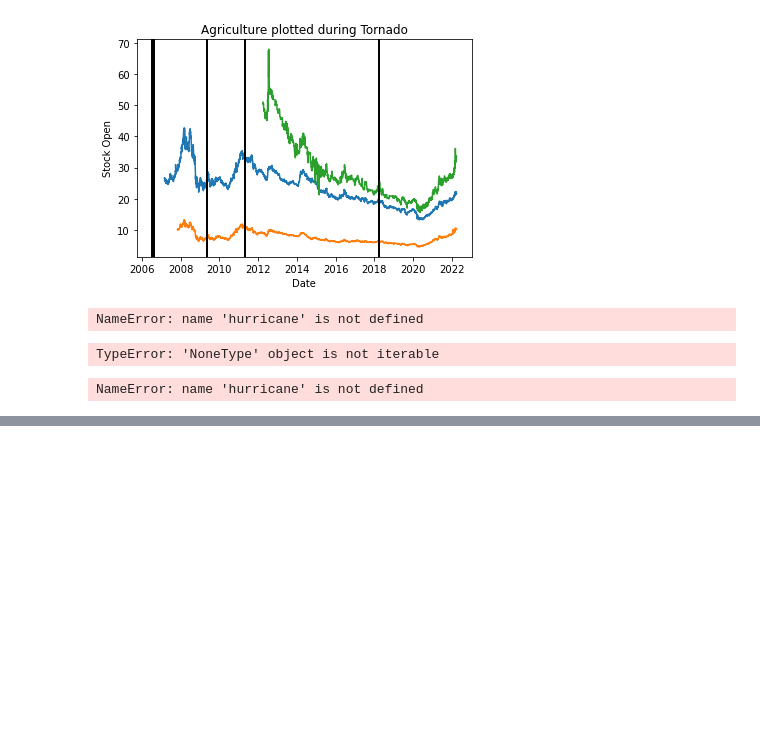
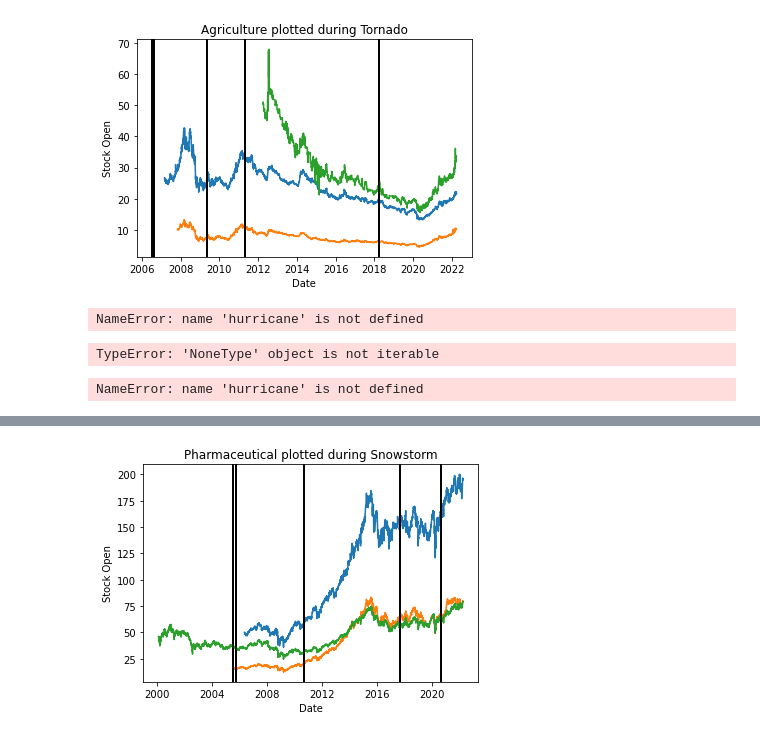
Before and after one commit to zessesni/CMSE202Financial3, a Jupyter notebook: CMSE202Financial3new.ipynb, the cells around one changed output, grey strips where cells are left out. Cells and saved outputs as stored; diff of their text form; code cells hidden in the pictures; blank space fills up the shorter version.

```diff
--- a/CMSE202Financial3new.ipynb
+++ b/CMSE202Financial3new.ipynb
@@ -681,0 +1222,3 @@ NameError: name 'hurricane' is not defined
+# %%
+snowstorm = snowstorm_dis('Pharmaceutical', 'Snowstorm')
+snowstorm.data()
@@ -681,0 +1243,4 @@ NameError: name 'hurricane' is not defined
+# %%
+snowstorm.plot()
+# %% [output]
+[figure, added]
```
Also changed, not shown: parts of 8 cells of this notebook.
